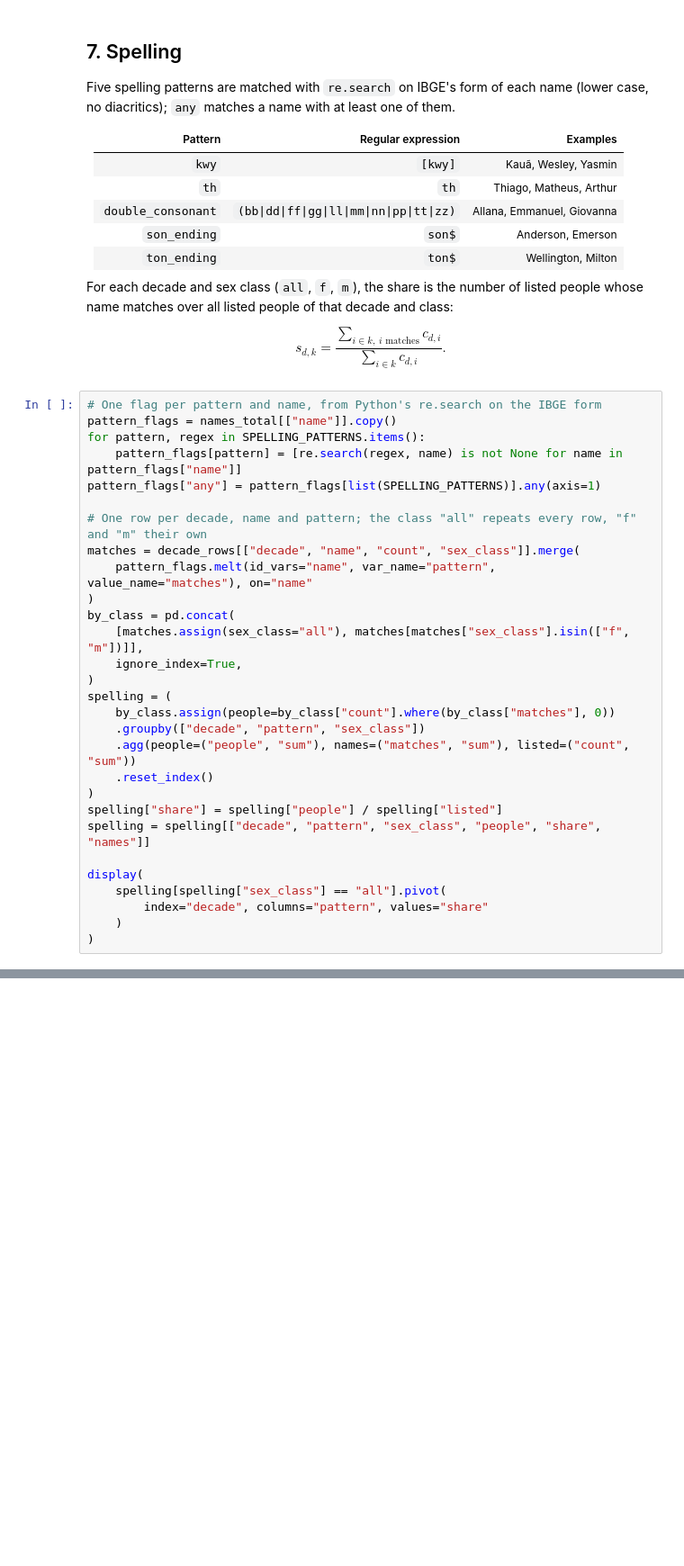
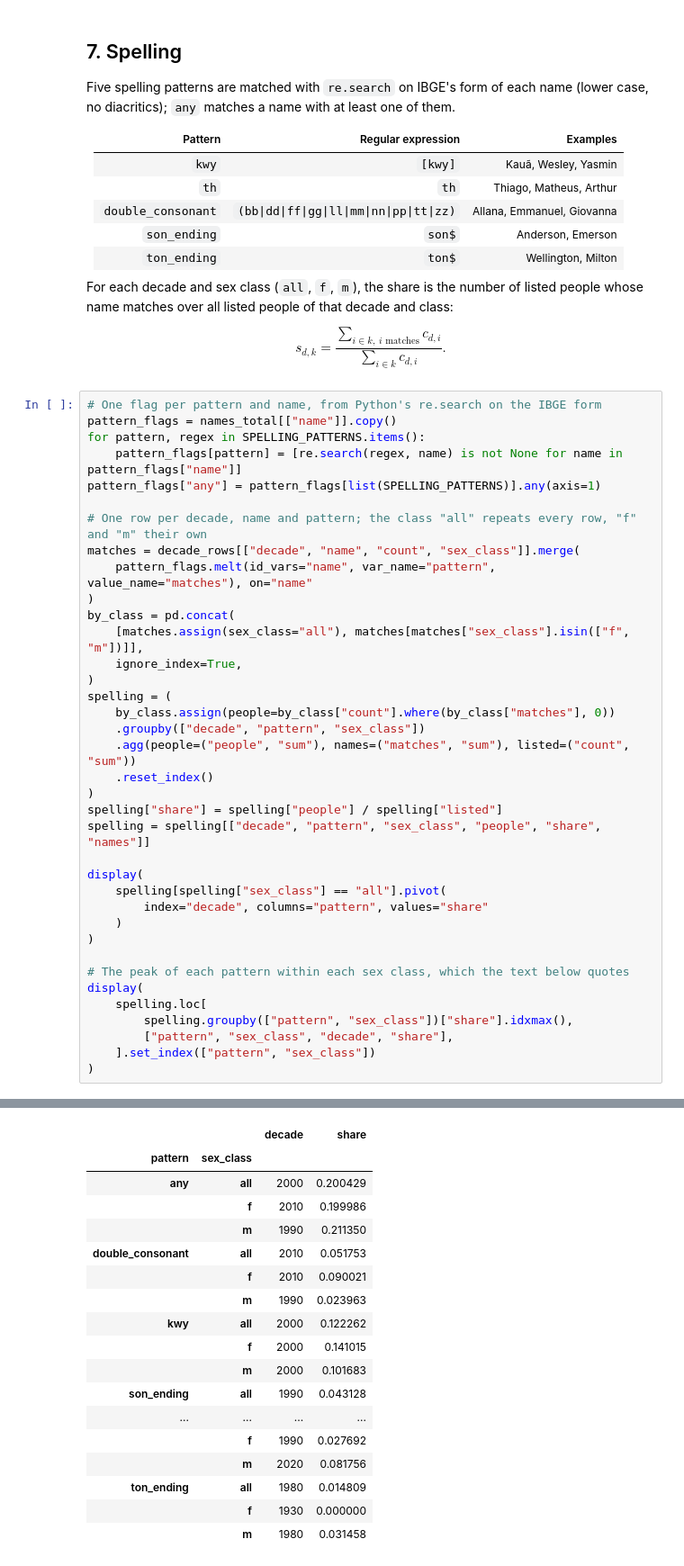
Before and after one commit to jhlopesalves/DataVerso, a Jupyter notebook: projects/002-nomes-brasil/dataverso_002.ipynb, the cells around one changed output, grey strips where cells are left out. Shown at 90% size. Drawn from its saved outputs; the diff is of its cells as text; blank space fills up the shorter version.

```diff
--- a/projects/002-nomes-brasil/dataverso_002.ipynb
+++ b/projects/002-nomes-brasil/dataverso_002.ipynb
@@ -535,33 +905,59 @@ by_class = pd.concat(
     [matches.assign(sex_class="all"), matches[matches["sex_class"].isin(["f", "m"])]],
     ignore_index=True,
 )
 spelling = (
     by_class.assign(people=by_class["count"].where(by_class["matches"], 0))
     .groupby(["decade", "pattern", "sex_class"])
     .agg(people=("people", "sum"), names=("matches", "sum"), listed=("count", "sum"))
     .reset_index()
 )
 spelling["share"] = spelling["people"] / spelling["listed"]
 spelling = spelling[["decade", "pattern", "sex_class", "people", "share", "names"]]
 
 display(
     spelling[spelling["sex_class"] == "all"].pivot(
         index="decade", columns="pattern", values="share"
     )
 )
+
+# The peak of each pattern within each sex class, which the text below quotes
+display(
+    spelling.loc[
+        spelling.groupby(["pattern", "sex_class"])["share"].idxmax(),
+        ["pattern", "sex_class", "decade", "share"],
+    ].set_index(["pattern", "sex_class"])
+)
 # %% [output]
 | pattern | any | double_consonant | kwy | son_ending | th | ton_ending |
 | decade |  |  |  |  |  |  |
 | 1930 | 0.046046 | 0.004751 | 0.025857 | 0.006504 | 0.008458 | 0.002914 |
 | 1940 | 0.036041 | 0.001352 | 0.017469 | 0.010977 | 0.003871 | 0.004836 |
 | 1950 | 0.040446 | 0.001212 | 0.016502 | 0.015439 | 0.004102 | 0.006711 |
 | 1960 | 0.055027 | 0.002165 | 0.019917 | 0.024844 | 0.003451 | 0.009480 |
 | 1970 | 0.079302 | 0.006714 | 0.029875 | 0.037320 | 0.003314 | 0.011709 |
 | 1980 | 0.121729 | 0.018984 | 0.051152 | 0.043037 | 0.013095 | 0.014809 |
 | 1990 | 0.173659 | 0.030626 | 0.086955 | 0.043128 | 0.030387 | 0.013350 |
 | 2000 | 0.200429 | 0.042625 | 0.122262 | 0.028821 | 0.033869 | 0.007774 |
 | 2010 | 0.192198 | 0.051753 | 0.119322 | 0.013926 | 0.040479 | 0.003166 |
 | 2020 | 0.184609 | 0.049947 | 0.104721 | 0.007331 | 0.051694 | 0.001794 |
+|  |  | decade | share |
+| pattern | sex_class |  |  |
+| any | all | 2000 | 0.200429 |
+|  | f | 2010 | 0.199986 |
+|  | m | 1990 | 0.211350 |
+| double_consonant | all | 2010 | 0.051753 |
+|  | f | 2010 | 0.090021 |
+|  | m | 1990 | 0.023963 |
+| kwy | all | 2000 | 0.122262 |
+|  | f | 2000 | 0.141015 |
+|  | m | 2000 | 0.101683 |
+| son_ending | all | 1990 | 0.043128 |
+| ... | ... | ... | ... |
+|  | f | 1990 | 0.027692 |
+|  | m | 2020 | 0.081756 |
+| ton_ending | all | 1980 | 0.014809 |
+|  | f | 1930 | 0.000000 |
+|  | m | 1980 | 0.031458 |
 # %%
 fig, axes = plt.subplots(2, 3, figsize=(13, 6.5), sharex=True, layout="constrained")
 for ax, (pattern, rows) in zip(axes.flat, spelling.groupby("pattern"), strict=True):
```
Also changed, not shown: parts of 40 cells of this notebook, 9 other files.
